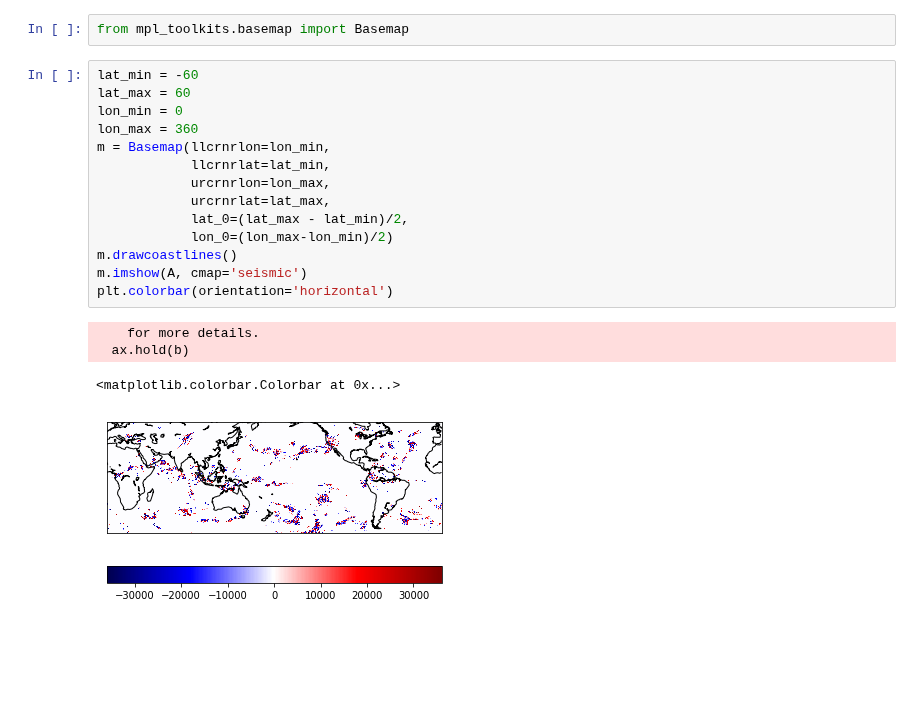
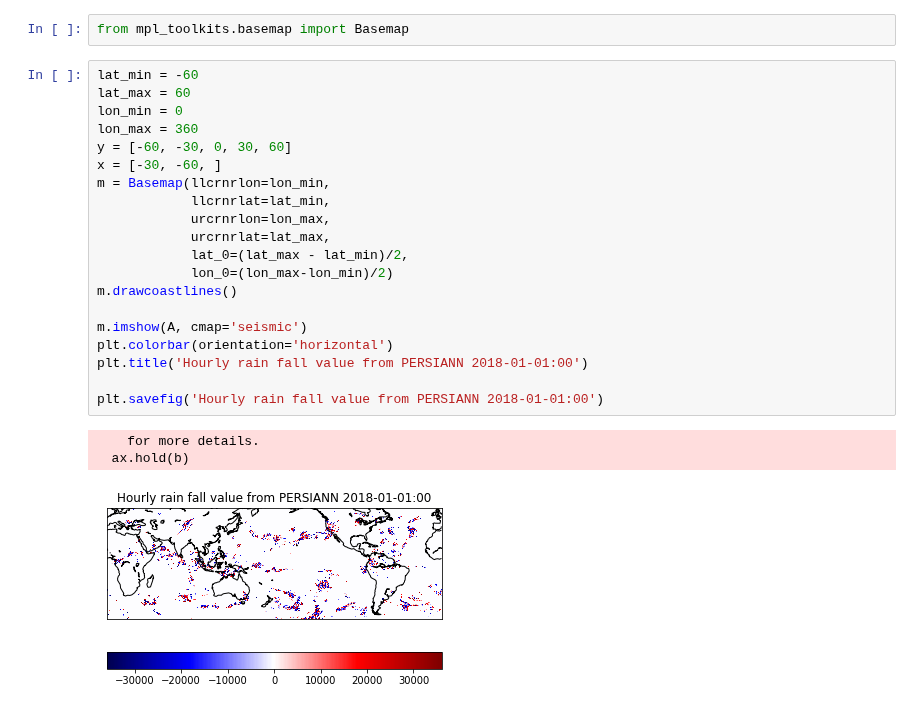
Before and after one commit to yuanzhou15/capstone-weather, a Jupyter notebook: yuan/notebooks/Persiann.ipynb, the cells around one changed output. Drawn from its saved outputs; the diff is of its cells as text; blank space fills up the shorter version.

Commit message:
Function for PERSIANN notebook and updated weekly reports

```diff
--- a/yuan/notebooks/Persiann.ipynb
+++ b/yuan/notebooks/Persiann.ipynb
@@ -19,19 +25,24 @@ from mpl_toolkits.basemap import Basemap
 # %%
 lat_min = -60
 lat_max = 60
 lon_min = 0
 lon_max = 360
+y = [-60, -30, 0, 30, 60]
+x = [-30, -60, ]
 m = Basemap(llcrnrlon=lon_min,
             llcrnrlat=lat_min,
             urcrnrlon=lon_max,
             urcrnrlat=lat_max,
             lat_0=(lat_max - lat_min)/2,
             lon_0=(lon_max-lon_min)/2)
 m.drawcoastlines()
+
 m.imshow(A, cmap='seismic')
 plt.colorbar(orientation='horizontal')
+plt.title('Hourly rain fall value from PERSIANN 2018-01-01:00')
+
+plt.savefig('Hourly rain fall value from PERSIANN 2018-01-01:00')
 # %% [output]
     for more details.
   ax.hold(b)
-<matplotlib.colorbar.Colorbar at 0x...>
-[figure, old version]
+[figure, new version]
```
Also changed, not shown: parts of 3 cells of this notebook, 1 other file.
